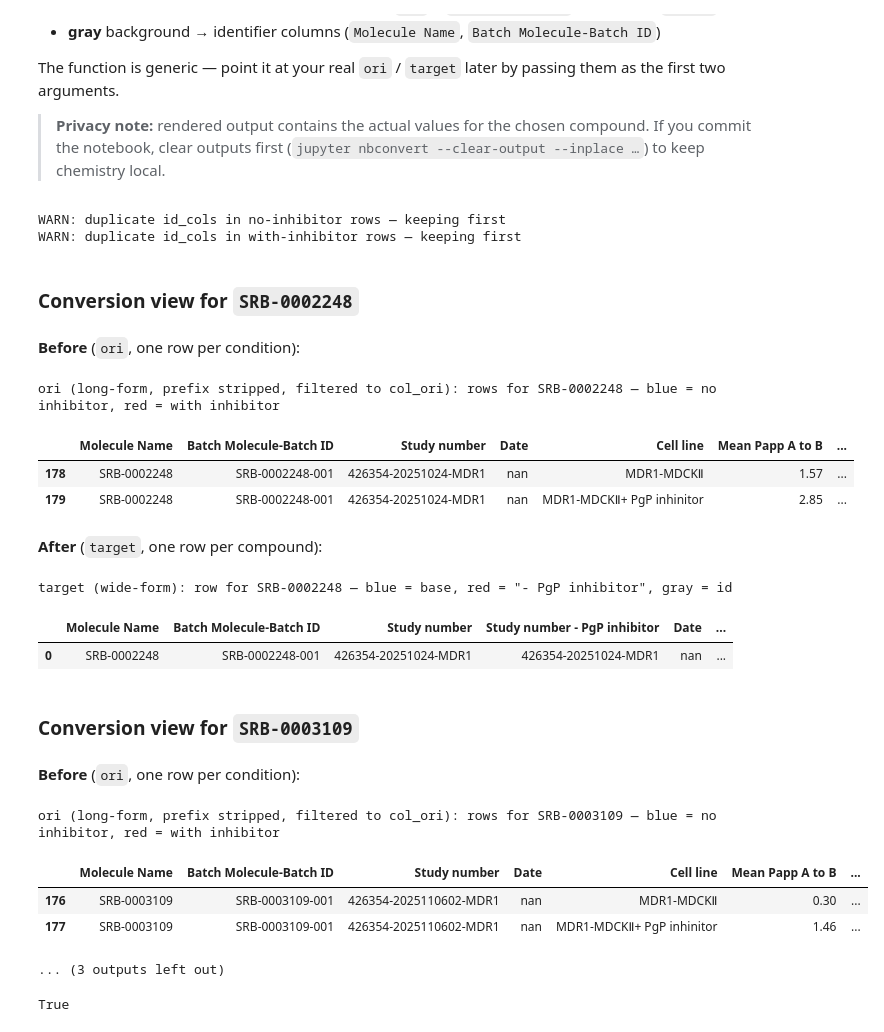
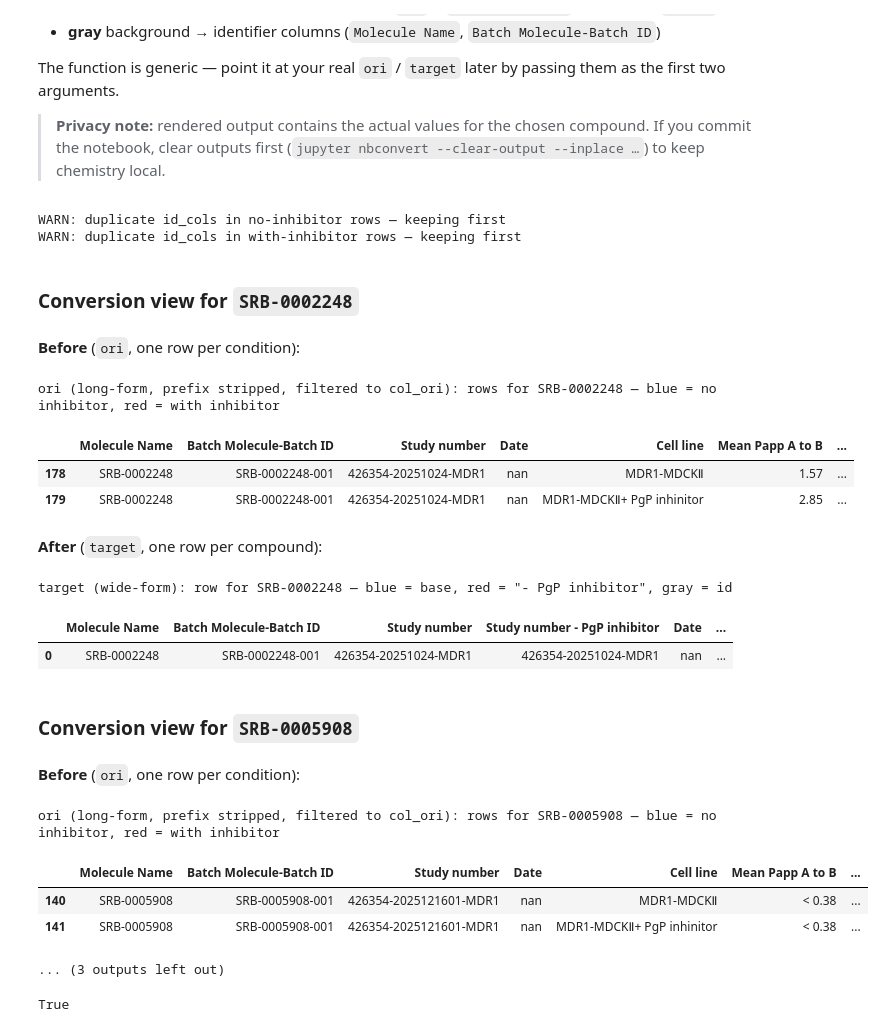
Before and after one commit to gtamo39/CDD_Vault_API, a Jupyter notebook: vignettes/convert_dataset.ipynb, the cells around one changed output. Cells and saved outputs as stored; diff of their text form; code cells hidden in the pictures.

```diff
--- a/vignettes/convert_dataset.ipynb
+++ b/vignettes/convert_dataset.ipynb
@@ -216,38 +95,38 @@ def _render_one(
 # zero rows — see chat reply for the debug snippet to find the right column.
 
 # Option A — explicit boolean Series from a known column
 inhibitor_mask = ori['MDR1-MDCK II: Cell line'].astype(str).str.contains('inhinitor', case=False, na=False)
 target_df = convert_to_target_format(ori, col_ori, col_target, inhibitor_mask)
 
 # check whether all col_targets
 # Sanity check: target_df has id_cols + col_target['Name'] in order.
 assert list(target_df.columns) == ['Molecule Name', 'Batch Molecule-Batch ID'] + list(col_target['Name'])
 target_df.head(3)
 
 # Pass a list to render multiple compounds back-to-back.
-first_two = target_df['Molecule Name'].iloc[:2].tolist()
+first_two = target_df['Molecule Name'].iloc[:1].tolist() + ['SRB-0005908']
 visualize_conversion(
     ori, target_df, first_two,
     col_ori, col_target, inhibitor_mask)
 # %% [output]
 WARN: duplicate id_cols in no-inhibitor rows — keeping first
 WARN: duplicate id_cols in with-inhibitor rows — keeping first
 ### Conversion view for `SRB-0002248`
 **Before** (`ori`, one row per condition):
 ori (long-form, prefix stripped, filtered to col_ori): rows for SRB-0002248 — blue = no inhibitor, red = with inhibitor
 |  | Molecule Name | Batch Molecule-Batch ID | Study number | Date | Cell line | Mean Papp A to B | ... |
 | 178 | SRB-0002248 | SRB-0002248-001 | 426354-20251024-MDR1 | nan | MDR1-MDCKⅡ | 1.57 | ... |
 | 179 | SRB-0002248 | SRB-0002248-001 | 426354-20251024-MDR1 | nan | MDR1-MDCKⅡ+ PgP inhinitor | 2.85 | ... |
 **After** (`target`, one row per compound):
 target (wide-form): row for SRB-0002248 — blue = base, red = "- PgP inhibitor", gray = id
 |  | Molecule Name | Batch Molecule-Batch ID | Study number | Study number - PgP inhibitor | Date | ... |
 | 0 | SRB-0002248 | SRB-0002248-001 | 426354-20251024-MDR1 | 426354-20251024-MDR1 | nan | ... |
-### Conversion view for `SRB-0003109`
+### Conversion view for `SRB-0005908`
 **Before** (`ori`, one row per condition):
-ori (long-form, prefix stripped, filtered to col_ori): rows for SRB-0003109 — blue = no inhibitor, red = with inhibitor
+ori (long-form, prefix stripped, filtered to col_ori): rows for SRB-0005908 — blue = no inhibitor, red = with inhibitor
 |  | Molecule Name | Batch Molecule-Batch ID | Study number | Date | Cell line | Mean Papp A to B | ... |
-| 176 | SRB-0003109 | SRB-0003109-001 | 426354-2025110602-MDR1 | nan | MDR1-MDCKⅡ | 0.30 | ... |
-| 177 | SRB-0003109 | SRB-0003109-001 | 426354-2025110602-MDR1 | nan | MDR1-MDCKⅡ+ PgP inhinitor | 1.46 | ... |
+| 140 | SRB-0005908 | SRB-0005908-001 | 426354-2025121601-MDR1 | nan | MDR1-MDCKⅡ | < 0.38 | ... |
+| 141 | SRB-0005908 | SRB-0005908-001 | 426354-2025121601-MDR1 | nan | MDR1-MDCKⅡ+ PgP inhinitor | < 0.38 | ... |
 ... (3 outputs left out)
 # %%
 # Check that target_df has exactly the expected columns (id_cols + col_target['Name']).
```
Also changed, not shown: parts of 6 cells of this notebook, 2 other files.
